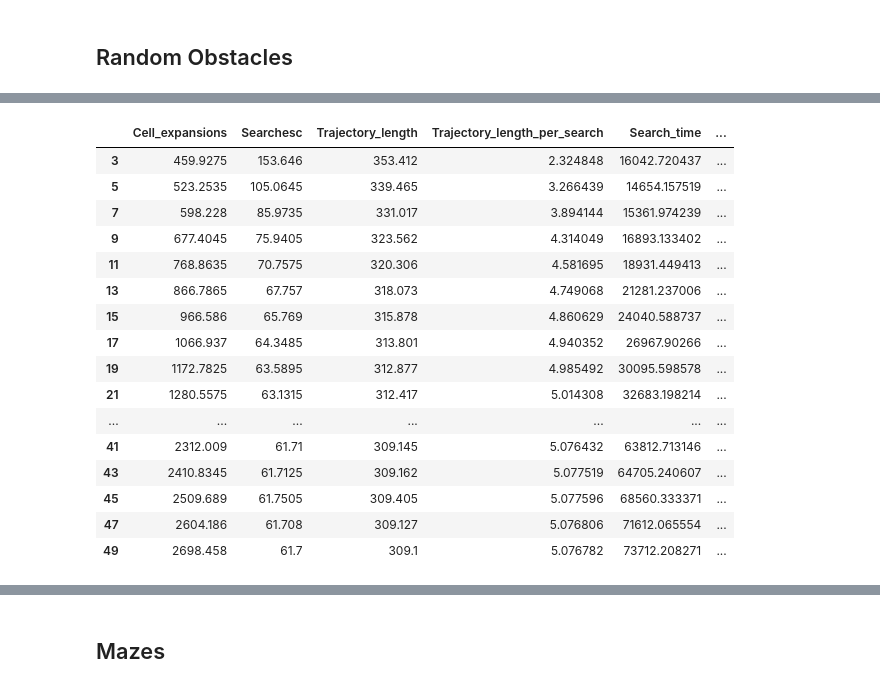
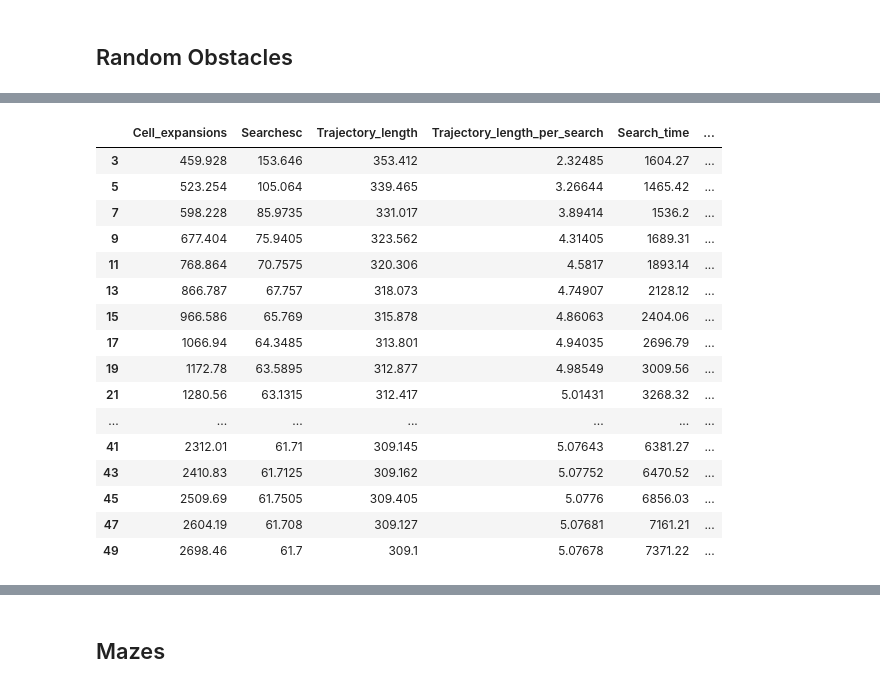
Before and after one commit to Pricolno/D_star_lite_vs_LSS_LRTA_star, a Jupyter notebook: REPORT/report.ipynb, the cells around one changed output, grey strips where cells are left out. Cells and saved outputs as stored; diff of their text form; code cells hidden in the pictures.

```diff
--- a/REPORT/report.ipynb
+++ b/REPORT/report.ipynb
@@ -57,5 +58,5 @@ for lookahead in lookaheads:
     random_obstacles_results.loc[lookahead] = factory_statistics.get_DataFrame().iloc[:max_count_map * 20].mean()
 
 # force to nanosec?
-random_obstacles_results['Search_time'] *= 10e5
-random_obstacles_results['Search_time_per_search'] *= 10e5
+random_obstacles_results['Search_time'] *= 10e4
+random_obstacles_results['Search_time_per_search'] *= 10e4
@@ -62,21 +81,20 @@ random_obstacles_results['Search_time_per_search'] *= 10e5
 # %%
-#andom_obstacles_results[statistics[:-2]]
-random_obstacles_results
+random_obstacles_results[statistics[:-2]]
 # %% [output]
 |  | Cell_expansions | Searchesc | Trajectory_length | Trajectory_length_per_search | Search_time | ... |
-| 3 | 459.9275 | 153.646 | 353.412 | 2.324848 | 16042.720437 | ... |
-| 5 | 523.2535 | 105.0645 | 339.465 | 3.266439 | 14654.157519 | ... |
-| 7 | 598.228 | 85.9735 | 331.017 | 3.894144 | 15361.974239 | ... |
-| 9 | 677.4045 | 75.9405 | 323.562 | 4.314049 | 16893.133402 | ... |
-| 11 | 768.8635 | 70.7575 | 320.306 | 4.581695 | 18931.449413 | ... |
-| 13 | 866.7865 | 67.757 | 318.073 | 4.749068 | 21281.237006 | ... |
-| 15 | 966.586 | 65.769 | 315.878 | 4.860629 | 24040.588737 | ... |
-| 17 | 1066.937 | 64.3485 | 313.801 | 4.940352 | 26967.90266 | ... |
-| 19 | 1172.7825 | 63.5895 | 312.877 | 4.985492 | 30095.598578 | ... |
-| 21 | 1280.5575 | 63.1315 | 312.417 | 5.014308 | 32683.198214 | ... |
+| 3 | 459.928 | 153.646 | 353.412 | 2.32485 | 1604.27 | ... |
+| 5 | 523.254 | 105.064 | 339.465 | 3.26644 | 1465.42 | ... |
+| 7 | 598.228 | 85.9735 | 331.017 | 3.89414 | 1536.2 | ... |
+| 9 | 677.404 | 75.9405 | 323.562 | 4.31405 | 1689.31 | ... |
+| 11 | 768.864 | 70.7575 | 320.306 | 4.5817 | 1893.14 | ... |
+| 13 | 866.787 | 67.757 | 318.073 | 4.74907 | 2128.12 | ... |
+| 15 | 966.586 | 65.769 | 315.878 | 4.86063 | 2404.06 | ... |
+| 17 | 1066.94 | 64.3485 | 313.801 | 4.94035 | 2696.79 | ... |
+| 19 | 1172.78 | 63.5895 | 312.877 | 4.98549 | 3009.56 | ... |
+| 21 | 1280.56 | 63.1315 | 312.417 | 5.01431 | 3268.32 | ... |
 | ... | ... | ... | ... | ... | ... | ... |
-| 41 | 2312.009 | 61.71 | 309.145 | 5.076432 | 63812.713146 | ... |
-| 43 | 2410.8345 | 61.7125 | 309.162 | 5.077519 | 64705.240607 | ... |
-| 45 | 2509.689 | 61.7505 | 309.405 | 5.077596 | 68560.333371 | ... |
-| 47 | 2604.186 | 61.708 | 309.127 | 5.076806 | 71612.065554 | ... |
-| 49 | 2698.458 | 61.7 | 309.1 | 5.076782 | 73712.208271 | ... |
+| 41 | 2312.01 | 61.71 | 309.145 | 5.07643 | 6381.27 | ... |
+| 43 | 2410.83 | 61.7125 | 309.162 | 5.07752 | 6470.52 | ... |
+| 45 | 2509.69 | 61.7505 | 309.405 | 5.0776 | 6856.03 | ... |
+| 47 | 2604.19 | 61.708 | 309.127 | 5.07681 | 7161.21 | ... |
+| 49 | 2698.46 | 61.7 | 309.1 | 5.07678 | 7371.22 | ... |
```
Also changed, not shown: parts of 13 cells of this notebook, 4 other files.
